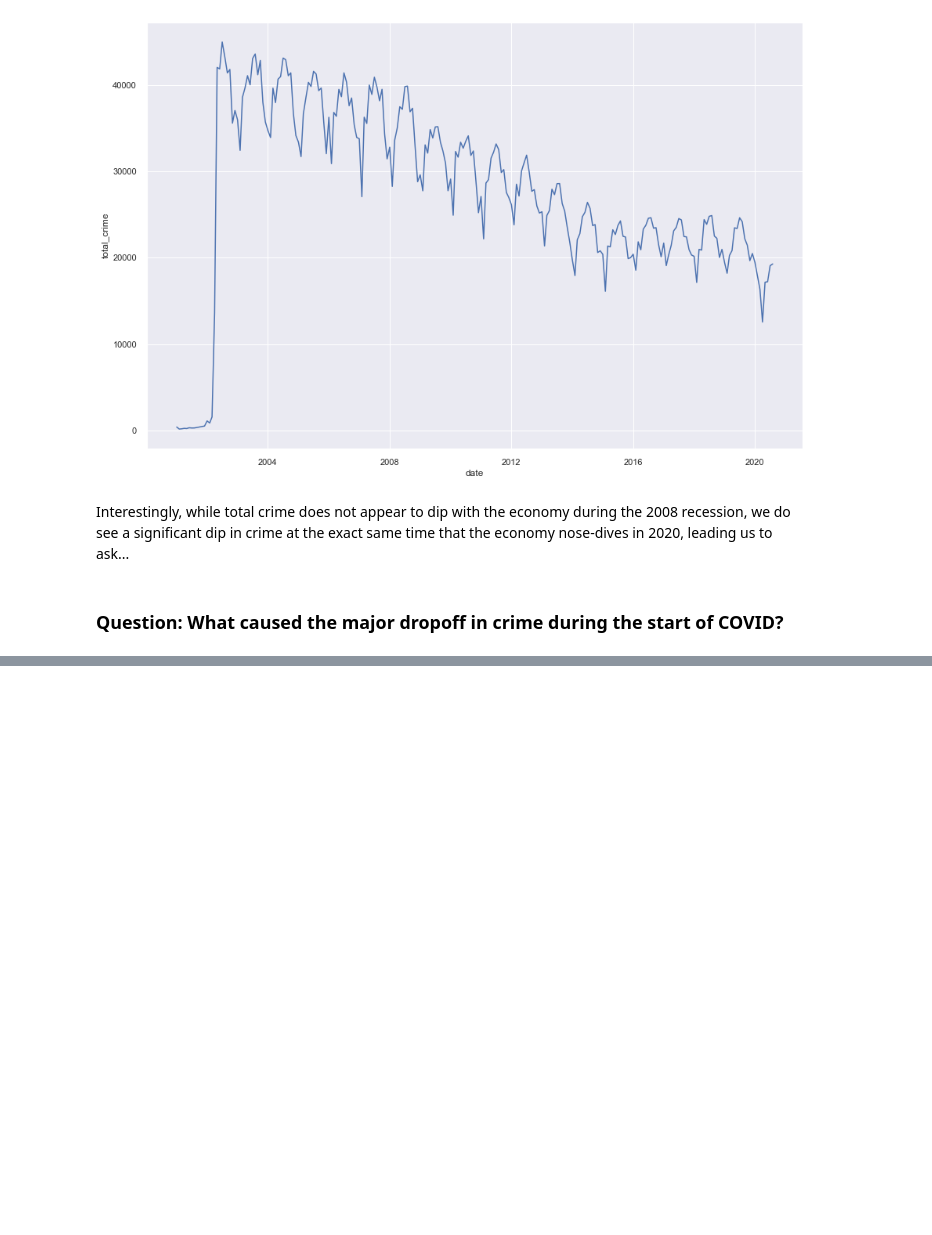
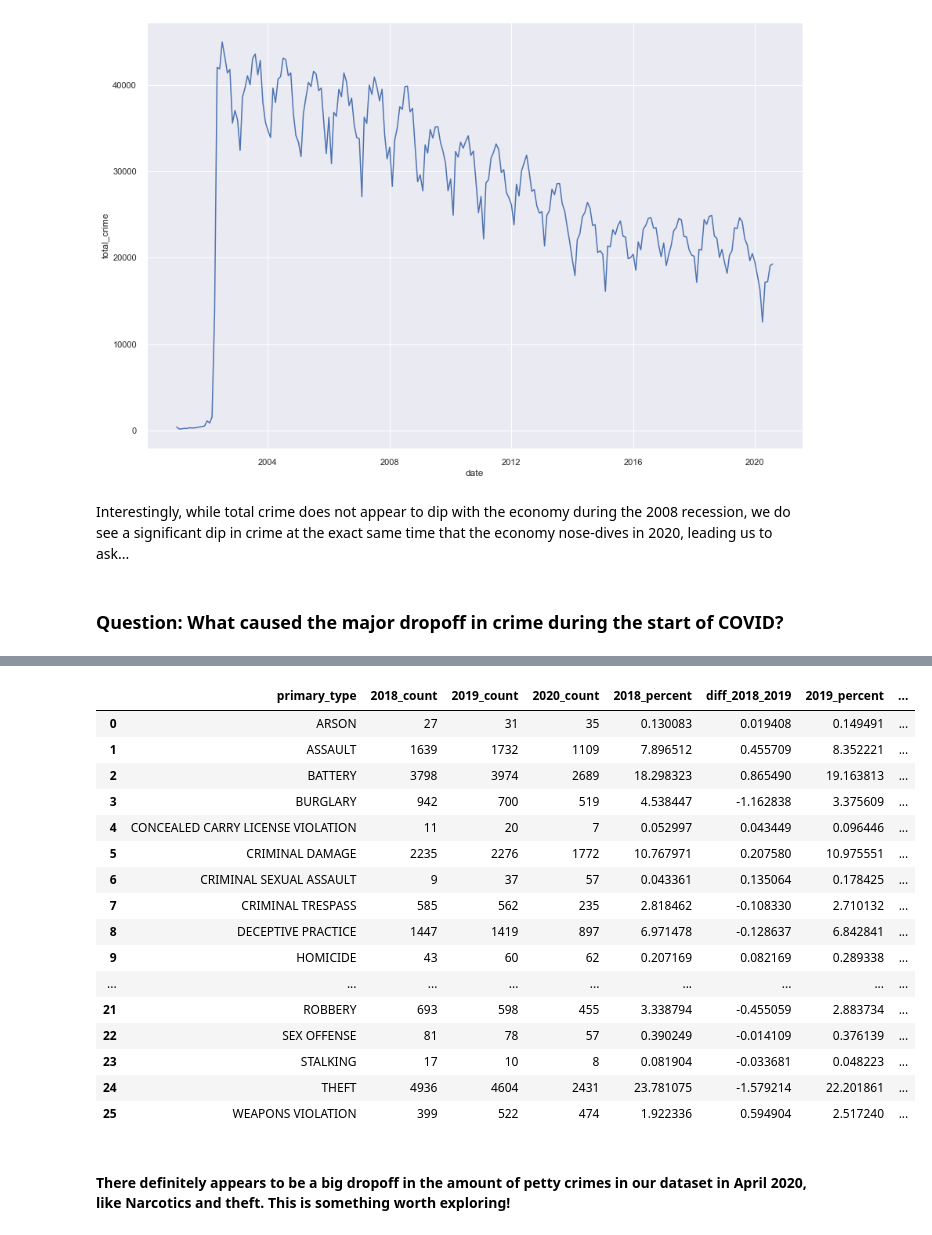
Before and after one commit to tjdolan121/4502Proj, a Jupyter notebook: forge/code/EDA_proposed.ipynb, the cells around one changed output, grey strips where cells are left out. Cells and saved outputs as stored; diff of their text form; code cells hidden in the pictures; blank space fills up the shorter version.

Commit message:
Started exploring COVID impact

```diff
--- a/forge/code/EDA_proposed.ipynb
+++ b/forge/code/EDA_proposed.ipynb
@@ -431,0 +467,42 @@ temp_1 = df[(df.month == 4) & (df.year == 2020)]
+# %%
+april_year_type_df = pd.DataFrame(aprils_df.groupby(['year', 'primary_type']).size()).reset_index()
+last_3 = [2018, 2019, 2020]
+temp2 = april_year_type_df.loc[april_year_type_df['year'].isin(last_3)]
+temp2.columns = ['year', 'primary_type', 'count']
+t_2020 = temp2[temp2.year == 2020]
+t_2020.columns = ['year', 'primary_type', '2020_count']
+t_2019 = temp2[temp2.year == 2019]
+t_2019.columns = ['year', 'primary_type', '2019_count']
+t_2018 = temp2[temp2.year == 2018]
+t_2018.columns = ['year', 'primary_type', '2018_count']
+temp2 = pd.merge(t_2019, t_2020, on="primary_type")
+temp2 = pd.merge(temp2, t_2018)
+temp2.drop(['year_x', 'year_y', 'year'], inplace=True, axis=1)
+temp2['2019_percent'] = (temp2['2019_count'] / temp2['2019_count'].sum() * 100)
+temp2['2020_percent'] = (temp2['2020_count'] / temp2['2020_count'].sum() * 100)
+temp2['2018_percent'] = (temp2['2018_count'] / temp2['2018_count'].sum() * 100)
+temp2['diff_2019_2020'] = temp2['2020_percent'] - temp2['2019_percent']
+temp2['diff_2018_2019'] = temp2['2019_percent'] - temp2['2018_percent']
+temp2=temp2.reindex(columns=['primary_type', '2018_count', '2019_count', '2020_count', '2018_percent', 'diff_2018_2019', '2019_percent', 'diff_2019_2020', '2020_percent'])
+# %%
+temp2
+# %% [output]
+|  | primary_type | 2018_count | 2019_count | 2020_count | 2018_percent | diff_2018_2019 | 2019_percent | ... |
+| 0 | ARSON | 27 | 31 | 35 | 0.130083 | 0.019408 | 0.149491 | ... |
+| 1 | ASSAULT | 1639 | 1732 | 1109 | 7.896512 | 0.455709 | 8.352221 | ... |
+| 2 | BATTERY | 3798 | 3974 | 2689 | 18.298323 | 0.865490 | 19.163813 | ... |
+| 3 | BURGLARY | 942 | 700 | 519 | 4.538447 | -1.162838 | 3.375609 | ... |
+| 4 | CONCEALED CARRY LICENSE VIOLATION | 11 | 20 | 7 | 0.052997 | 0.043449 | 0.096446 | ... |
+| 5 | CRIMINAL DAMAGE | 2235 | 2276 | 1772 | 10.767971 | 0.207580 | 10.975551 | ... |
+| 6 | CRIMINAL SEXUAL ASSAULT | 9 | 37 | 57 | 0.043361 | 0.135064 | 0.178425 | ... |
+| 7 | CRIMINAL TRESPASS | 585 | 562 | 235 | 2.818462 | -0.108330 | 2.710132 | ... |
+| 8 | DECEPTIVE PRACTICE | 1447 | 1419 | 897 | 6.971478 | -0.128637 | 6.842841 | ... |
+| 9 | HOMICIDE | 43 | 60 | 62 | 0.207169 | 0.082169 | 0.289338 | ... |
+| ... | ... | ... | ... | ... | ... | ... | ... | ... |
+| 21 | ROBBERY | 693 | 598 | 455 | 3.338794 | -0.455059 | 2.883734 | ... |
+| 22 | SEX OFFENSE | 81 | 78 | 57 | 0.390249 | -0.014109 | 0.376139 | ... |
+| 23 | STALKING | 17 | 10 | 8 | 0.081904 | -0.033681 | 0.048223 | ... |
+| 24 | THEFT | 4936 | 4604 | 2431 | 23.781075 | -1.579214 | 22.201861 | ... |
+| 25 | WEAPONS VIOLATION | 399 | 522 | 474 | 1.922336 | 0.594904 | 2.517240 | ... |
+# %% [markdown]
+#### There definitely appears to be a big dropoff in the amount of petty crimes in our dataset in April 2020, like Narcotics and theft.  This is something worth exploring!
```
Also changed, not shown: parts of 12 cells of this notebook.
